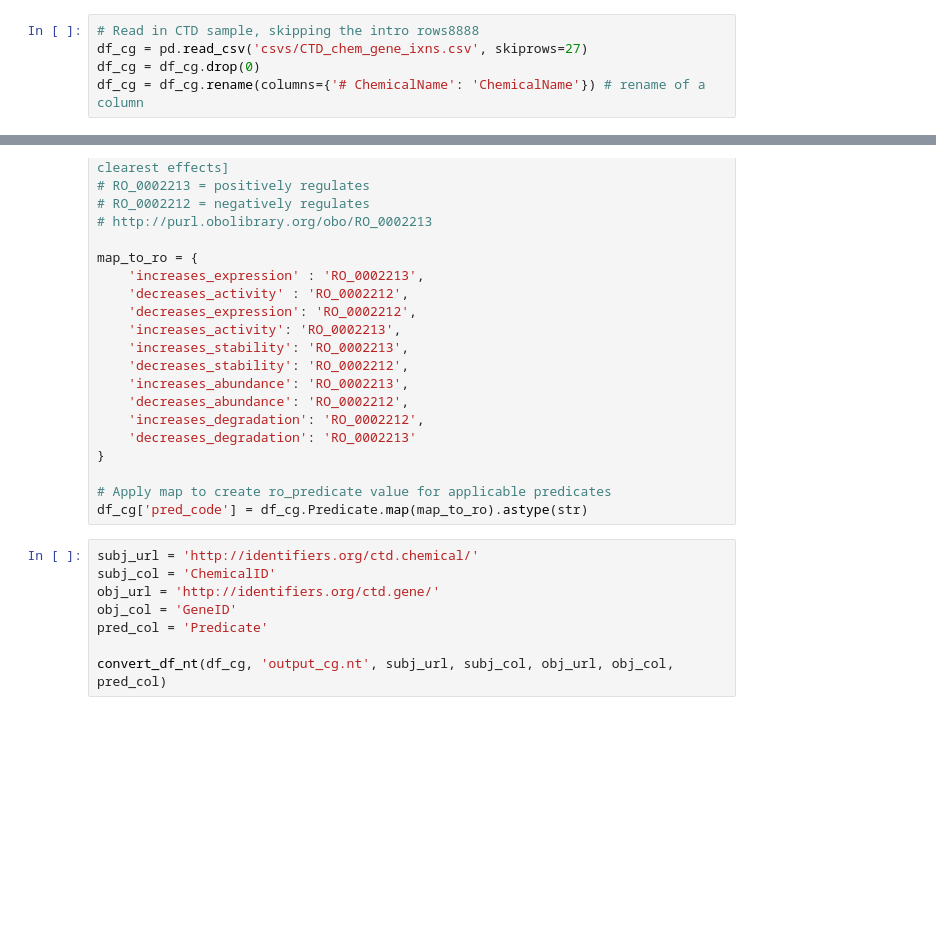
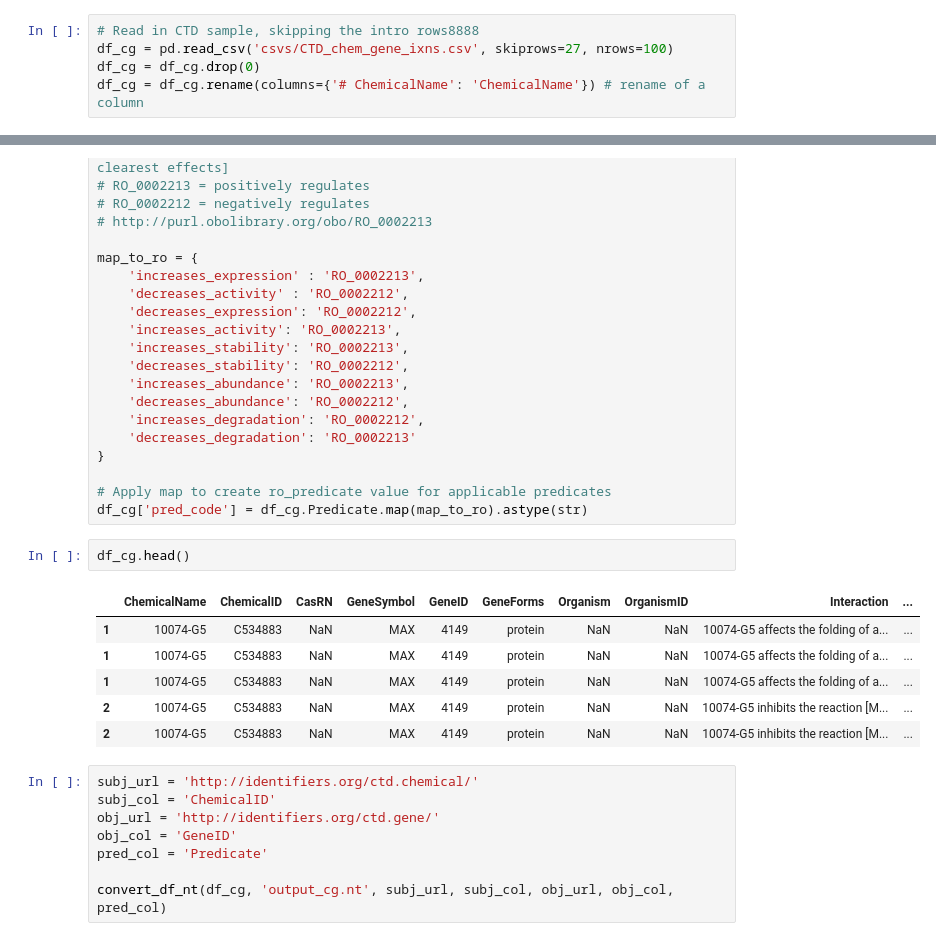
Before and after one commit to colemai/msc-thesis, a Jupyter notebook: ctd-to-nt/ctd-to-nt.ipynb, the cells around one changed output, grey strips where cells are left out. Saved outputs shown, nothing was run; the diff lists cells and outputs as text; blank space fills up the shorter version.

```diff
--- a/ctd-to-nt/ctd-to-nt.ipynb
+++ b/ctd-to-nt/ctd-to-nt.ipynb
@@ -141,7 +141,7 @@ subprocess.call('echo "Begin Chem-Gene" >> log.txt', shell=True)
 0
 # %%
 # Read in CTD sample, skipping the intro rows8888
-df_cg = pd.read_csv('csvs/CTD_chem_gene_ixns.csv', skiprows=27)
+df_cg = pd.read_csv('csvs/CTD_chem_gene_ixns.csv', skiprows=27, nrows=100)
 df_cg = df_cg.drop(0)
 df_cg = df_cg.rename(columns={'# ChemicalName': 'ChemicalName'}) # rename of a column
 # %%
@@ -186,6 +184,15 @@ map_to_ro = {
 
 # Apply map to create ro_predicate value for applicable predicates
 df_cg['pred_code'] = df_cg.Predicate.map(map_to_ro).astype(str)
+# %%
+df_cg.head()
+# %% [output]
+|  | ChemicalName | ChemicalID | CasRN | GeneSymbol | GeneID | GeneForms | Organism | OrganismID | Interaction | ... |
+| 1 | 10074-G5 | C534883 | NaN | MAX | 4149 | protein | NaN | NaN | 10074-G5 affects the folding of a... | ... |
+| 1 | 10074-G5 | C534883 | NaN | MAX | 4149 | protein | NaN | NaN | 10074-G5 affects the folding of a... | ... |
+| 1 | 10074-G5 | C534883 | NaN | MAX | 4149 | protein | NaN | NaN | 10074-G5 affects the folding of a... | ... |
+| 2 | 10074-G5 | C534883 | NaN | MAX | 4149 | protein | NaN | NaN | 10074-G5 inhibits the reaction [M... | ... |
+| 2 | 10074-G5 | C534883 | NaN | MAX | 4149 | protein | NaN | NaN | 10074-G5 inhibits the reaction [M... | ... |
 # %%
 subj_url = 'http://identifiers.org/ctd.chemical/'
 subj_col = 'ChemicalID'
```
Also changed, not shown: parts of 1 cell of this notebook, 1 other file.
